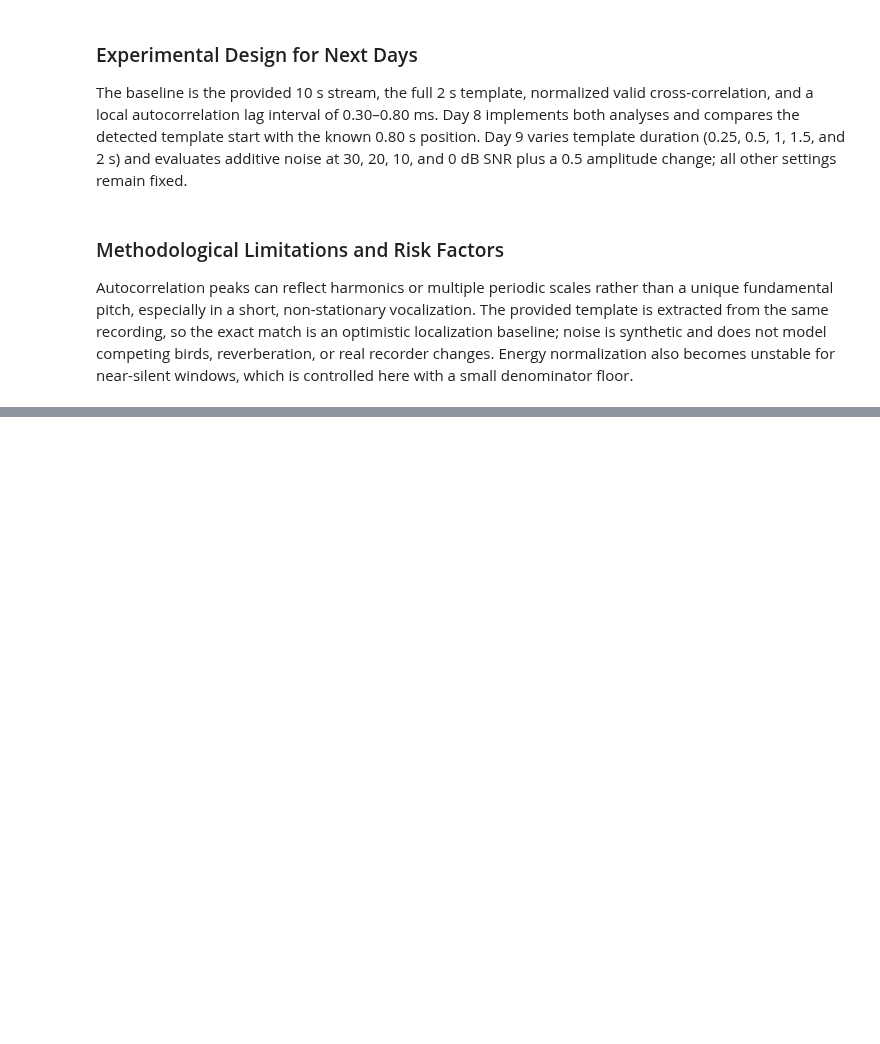
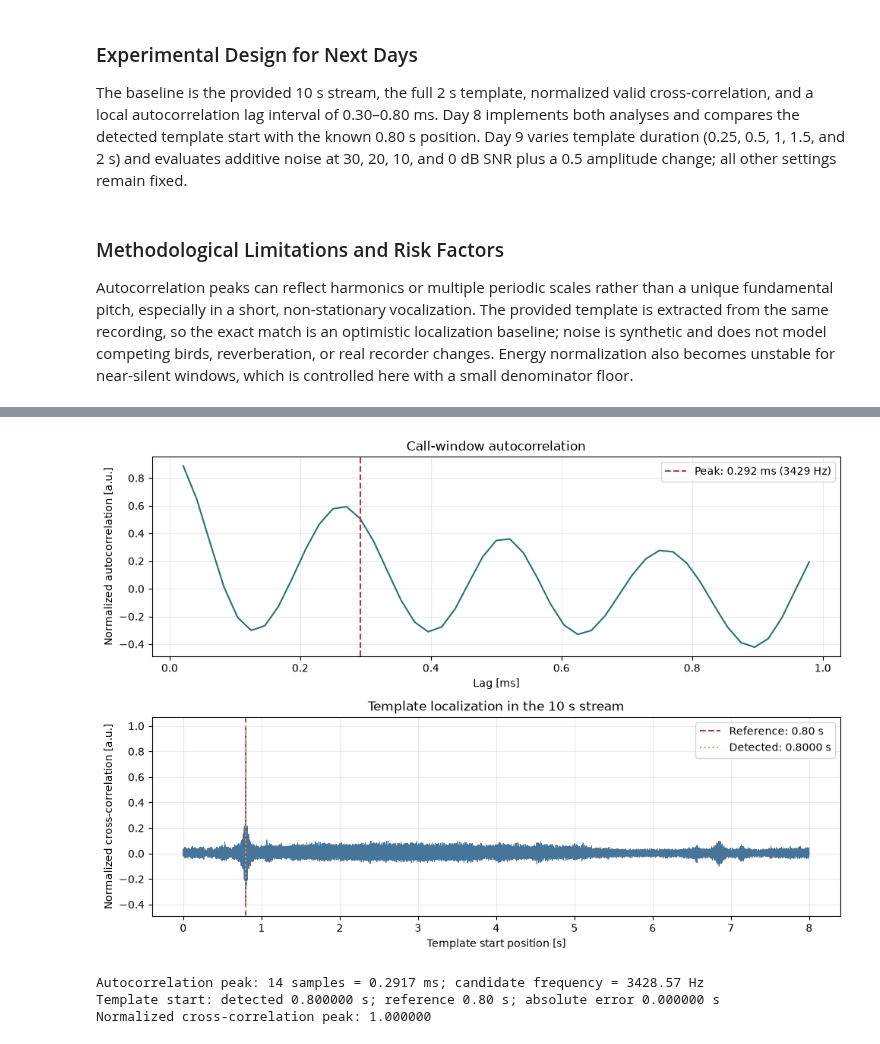
Before and after one commit to NotSchebs/gbsv_challenge, a Jupyter notebook: gbsv_mc1/02_correlation.ipynb, the cells around one changed output, grey strips where cells are left out. Saved outputs shown, nothing was run; the diff lists cells and outputs as text; code cells hidden in the pictures; blank space fills up the shorter version.

```diff
--- a/gbsv_mc1/02_correlation.ipynb
+++ b/gbsv_mc1/02_correlation.ipynb
@@ -103,0 +108,70 @@ Autocorrelation peaks can reflect harmonics or multiple periodic scales rather t
+# %%
+from pathlib import Path
+
+import matplotlib.pyplot as plt
+import numpy as np
+import soundfile as sf
+from scipy import signal
+
+
+data_dir = Path("data")
+stream, sample_rate = sf.read(data_dir / "segment_10s_48khz.wav")
+template, template_rate = sf.read(data_dir / "call_template_2s_48khz.wav")
+if stream.ndim == 2:
+    stream = stream.mean(axis=1)
+if template.ndim == 2:
+    template = template.mean(axis=1)
+if sample_rate != template_rate:
+    raise ValueError("Stream and template sample rates must match")
+
+reference_start = 0.80
+call_start = round(reference_start * sample_rate)
+call_window = stream[call_start:call_start + len(template)]
+centered_call = call_window - np.mean(call_window)
+auto = signal.correlate(centered_call, centered_call, mode="full", method="fft")[len(centered_call) - 1:]
+auto /= auto[0]
+lags = np.arange(len(auto))
+lag_min = round(0.30e-3 * sample_rate)
+lag_max = round(0.80e-3 * sample_rate)
+period_samples = lag_min + int(np.argmax(auto[lag_min:lag_max + 1]))
+period_ms = 1000 * period_samples / sample_rate
+pitch_hz = sample_rate / period_samples
+
+numerator = signal.correlate(stream, template, mode="valid", method="fft")
+prefix_energy = np.concatenate(([0.0], np.cumsum(stream**2)))
+local_energy = prefix_energy[len(template):] - prefix_energy[:-len(template)]
+scores = numerator / (np.sqrt(local_energy) * np.linalg.norm(template) + 1e-12)
+detected_sample = int(np.argmax(scores))
+detected_time = detected_sample / sample_rate
+localization_error = abs(detected_time - reference_start)
+
+fig, axes = plt.subplots(2, 1, figsize=(10, 7))
+lag_times_ms = 1000 * lags / sample_rate
+axes[0].plot(lag_times_ms[1:round(1e-3 * sample_rate)], auto[1:round(1e-3 * sample_rate)], color="#287271")
+axes[0].axvline(period_ms, color="#b23a48", linestyle="--", label=f"Peak: {period_ms:.3f} ms ({pitch_hz:.0f} Hz)")
+axes[0].set_xlabel("Lag [ms]")
+axes[0].set_ylabel("Normalized autocorrelation [a.u.]")
+axes[0].set_title("Call-window autocorrelation")
+axes[0].grid(alpha=0.25)
+axes[0].legend()
+
+score_times = np.arange(len(scores)) / sample_rate
+axes[1].plot(score_times, scores, color="#467599", linewidth=0.7)
+axes[1].axvline(reference_start, color="#b23a48", linestyle="--", label=f"Reference: {reference_start:.2f} s")
+axes[1].axvline(detected_time, color="#e09f3e", linestyle=":", label=f"Detected: {detected_time:.4f} s")
+axes[1].set_xlabel("Template start position [s]")
+axes[1].set_ylabel("Normalized cross-correlation [a.u.]")
+axes[1].set_title("Template localization in the 10 s stream")
+axes[1].grid(alpha=0.25)
+axes[1].legend()
+plt.tight_layout()
+plt.show()
+
+print(f"Autocorrelation peak: {period_samples} samples = {period_ms:.4f} ms; candidate frequency = {pitch_hz:.2f} Hz")
+print(f"Template start: detected {detected_time:.6f} s; reference {reference_start:.2f} s; absolute error {localization_error:.6f} s")
+print(f"Normalized cross-correlation peak: {scores[detected_sample]:.6f}")
+# %% [output]
+[figure, added]
+Autocorrelation peak: 14 samples = 0.2917 ms; candidate frequency = 3428.57 Hz
+Template start: detected 0.800000 s; reference 0.80 s; absolute error 0.000000 s
+Normalized cross-correlation peak: 1.000000
```
Also changed, not shown: parts of 1 cell of this notebook, 1 other file.
